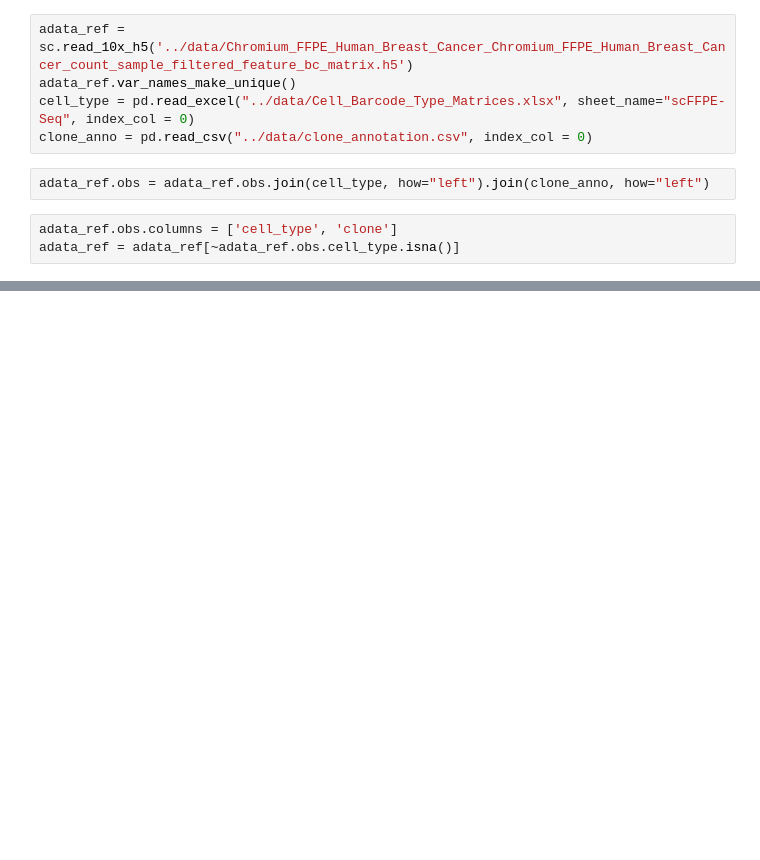
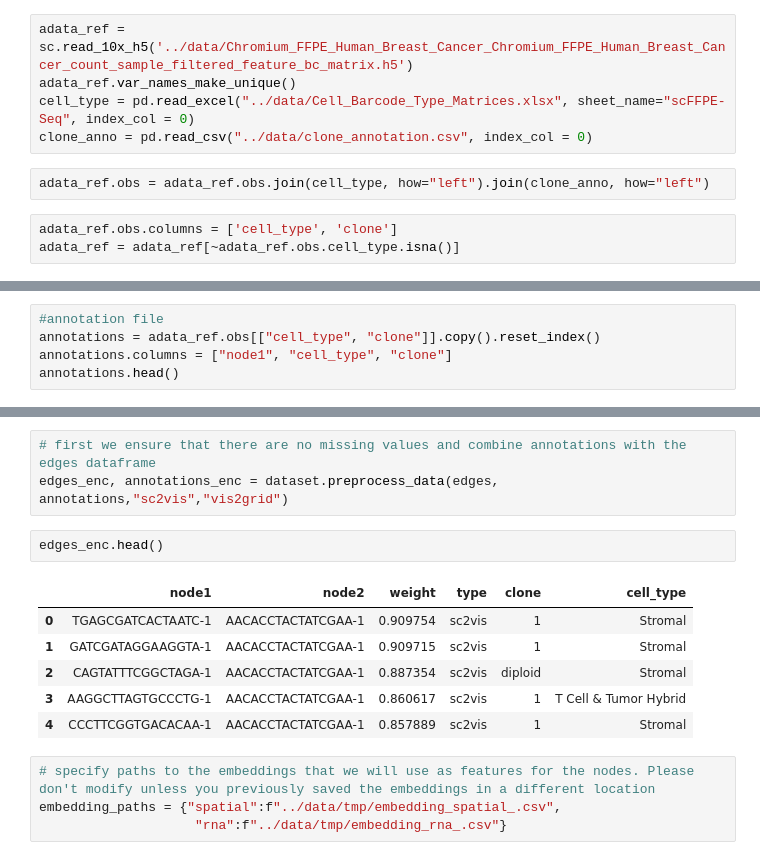
Before and after one commit to PMBio/spaceTree, a Jupyter notebook: notebooks/cell-state-clone-mapping.ipynb, the cells around one changed output, grey strips where cells are left out. Cells and saved outputs as stored; diff of their text form; blank space fills up the shorter version.

```diff
--- a/notebooks/cell-state-clone-mapping.ipynb
+++ b/notebooks/cell-state-clone-mapping.ipynb
@@ -48,0 +172,5 @@ TypeError: can't multiply sequence by non-int of type 'float'
+# %%
+#annotation file
+annotations = adata_ref.obs[["cell_type", "clone"]].copy().reset_index()
+annotations.columns = ["node1", "cell_type", "clone"]
+annotations.head()
@@ -48,0 +184,16 @@ TypeError: can't multiply sequence by non-int of type 'float'
+# %%
+# first we ensure that there are no missing values and combine annotations with the edges dataframe
+edges_enc, annotations_enc = dataset.preprocess_data(edges, annotations,"sc2vis","vis2grid")
+# %%
+edges_enc.head()
+# %% [output]
+|  | node1 | node2 | weight | type | clone | cell_type |
+| 0 | TGAGCGATCACTAATC-1 | AACACCTACTATCGAA-1 | 0.909754 | sc2vis | 1 | Stromal |
+| 1 | GATCGATAGGAAGGTA-1 | AACACCTACTATCGAA-1 | 0.909715 | sc2vis | 1 | Stromal |
+| 2 | CAGTATTTCGGCTAGA-1 | AACACCTACTATCGAA-1 | 0.887354 | sc2vis | diploid | Stromal |
+| 3 | AAGGCTTAGTGCCCTG-1 | AACACCTACTATCGAA-1 | 0.860617 | sc2vis | 1 | T Cell & Tumor Hybrid |
+| 4 | CCCTTCGGTGACACAA-1 | AACACCTACTATCGAA-1 | 0.857889 | sc2vis | 1 | Stromal |
+# %%
+# specify paths to the embeddings that we will use as features for the nodes. Please don't modify unless you previously saved the embeddings in a different location
+embedding_paths = {"spatial":f"../data/tmp/embedding_spatial_.csv",
+                    "rna":f"../data/tmp/embedding_rna_.csv"}
```
Also changed, not shown: parts of 30 cells of this notebook, 6 other files.
